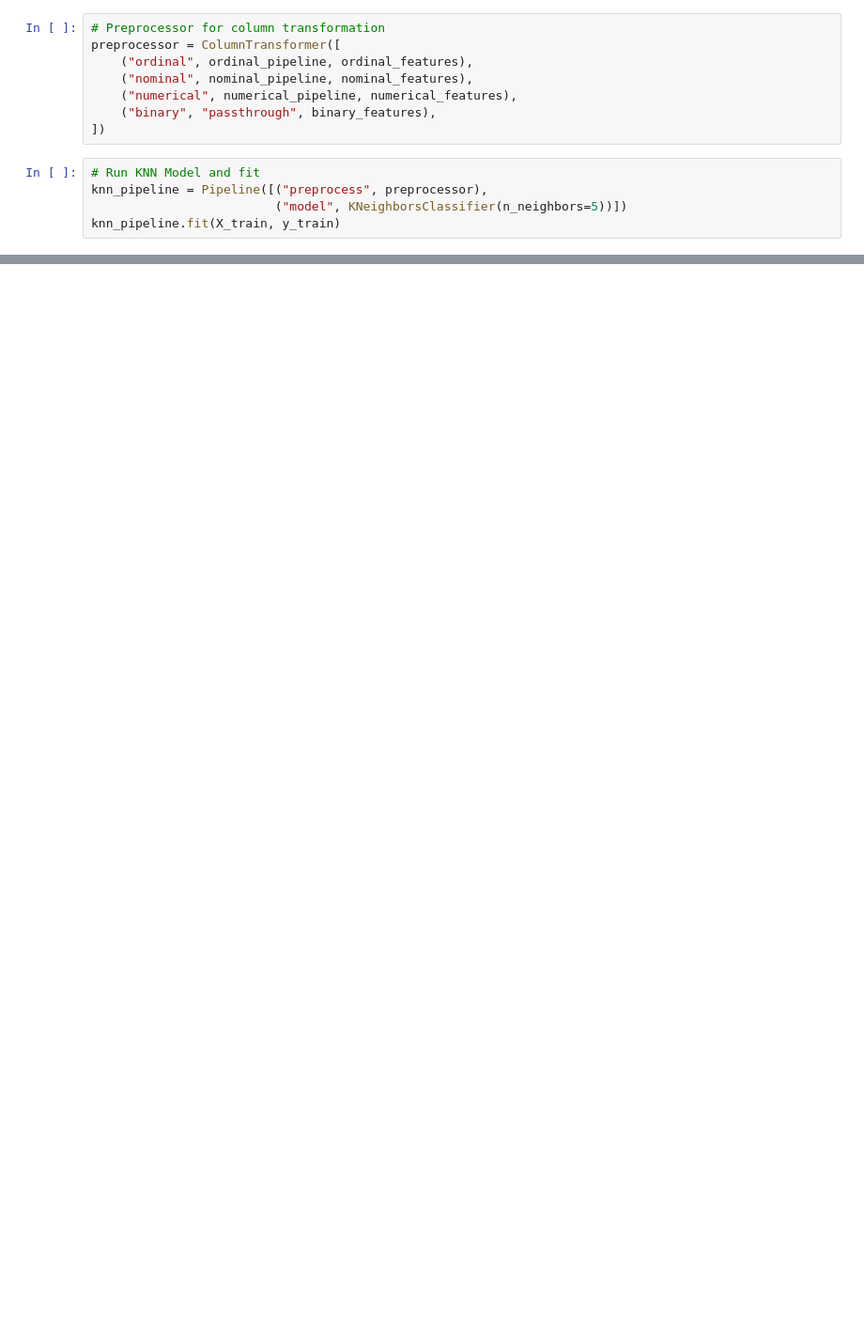
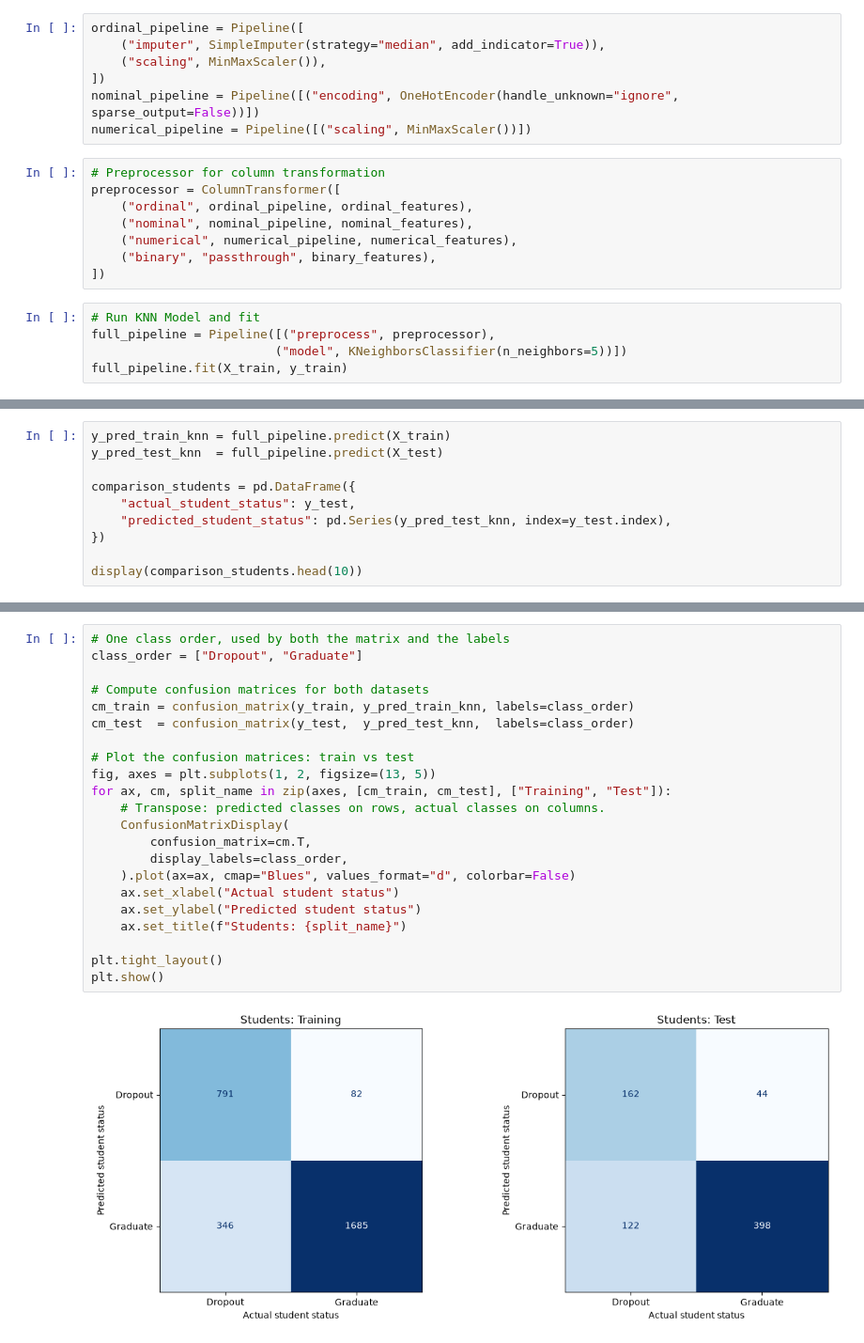
Before and after one commit to binds210-learn/mini_project_7, a Jupyter notebook: notebooks/consolidated_feature_engineering.ipynb, the cells around one changed output, grey strips where cells are left out. Shown at 94% size. Drawn from its saved outputs; the diff is of its cells as text; blank space fills up the shorter version.

```diff
--- a/notebooks/consolidated_feature_engineering.ipynb
+++ b/notebooks/consolidated_feature_engineering.ipynb
@@ -62,6 +100,13 @@ numerical_features = [
     "inflation_rate",
     "gdp",
 ]
+# %%
+ordinal_pipeline = Pipeline([
+    ("imputer", SimpleImputer(strategy="median", add_indicator=True)),
+    ("scaling", MinMaxScaler()),
+])
+nominal_pipeline = Pipeline([("encoding", OneHotEncoder(handle_unknown="ignore", sparse_output=False))])
+numerical_pipeline = Pipeline([("scaling", MinMaxScaler())])
 # %%
 # Preprocessor for column transformation
 preprocessor = ColumnTransformer([
@@ -72,6 +117,6 @@ preprocessor = ColumnTransformer([
 ])
 # %%
 # Run KNN Model and fit
-knn_pipeline = Pipeline([("preprocess", preprocessor),
+full_pipeline = Pipeline([("preprocess", preprocessor),
                          ("model", KNeighborsClassifier(n_neighbors=5))])
-knn_pipeline.fit(X_train, y_train)
+full_pipeline.fit(X_train, y_train)
@@ -81,0 +148,10 @@ print("Test accuracy:", round(knn_pipeline.score(X_test, y_test), 3))
+# %%
+y_pred_train_knn = full_pipeline.predict(X_train)
+y_pred_test_knn  = full_pipeline.predict(X_test)
+
+comparison_students = pd.DataFrame({
+    "actual_student_status": y_test,
+    "predicted_student_status": pd.Series(y_pred_test_knn, index=y_test.index),
+})
+
+display(comparison_students.head(10))
@@ -81,0 +192,24 @@ print("Test accuracy:", round(knn_pipeline.score(X_test, y_test), 3))
+# %%
+# One class order, used by both the matrix and the labels
+class_order = ["Dropout", "Graduate"]
+
+# Compute confusion matrices for both datasets
+cm_train = confusion_matrix(y_train, y_pred_train_knn, labels=class_order)
+cm_test  = confusion_matrix(y_test,  y_pred_test_knn,  labels=class_order)
+
+# Plot the confusion matrices: train vs test
+fig, axes = plt.subplots(1, 2, figsize=(13, 5))
+for ax, cm, split_name in zip(axes, [cm_train, cm_test], ["Training", "Test"]):
+    # Transpose: predicted classes on rows, actual classes on columns.
+    ConfusionMatrixDisplay(
+        confusion_matrix=cm.T,
+        display_labels=class_order,
+    ).plot(ax=ax, cmap="Blues", values_format="d", colorbar=False)
+    ax.set_xlabel("Actual student status")
+    ax.set_ylabel("Predicted student status")
+    ax.set_title(f"Students: {split_name}")
+
+plt.tight_layout()
+plt.show()
+# %% [output]
+[figure, added]
```
Also changed, not shown: parts of 9 cells of this notebook.
